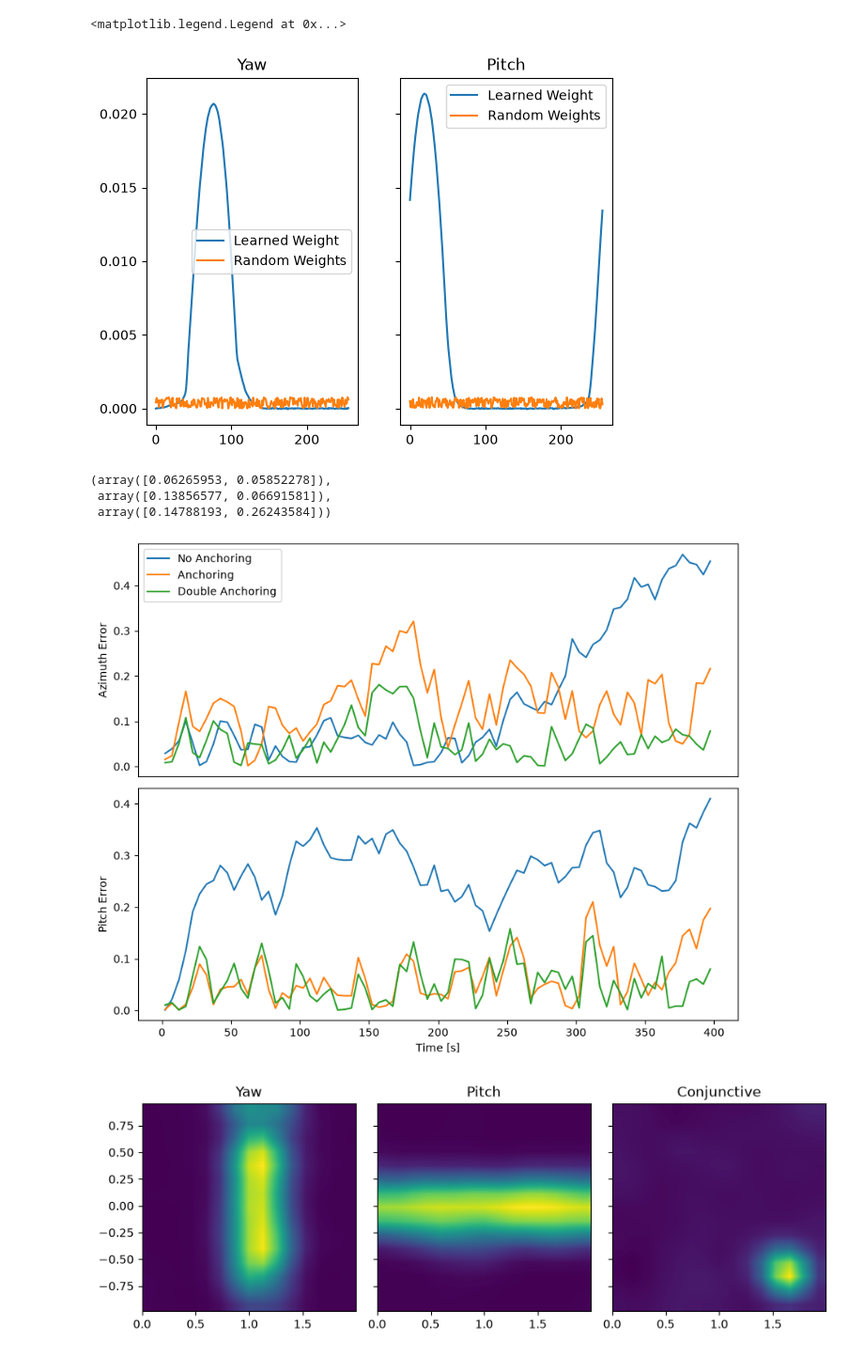
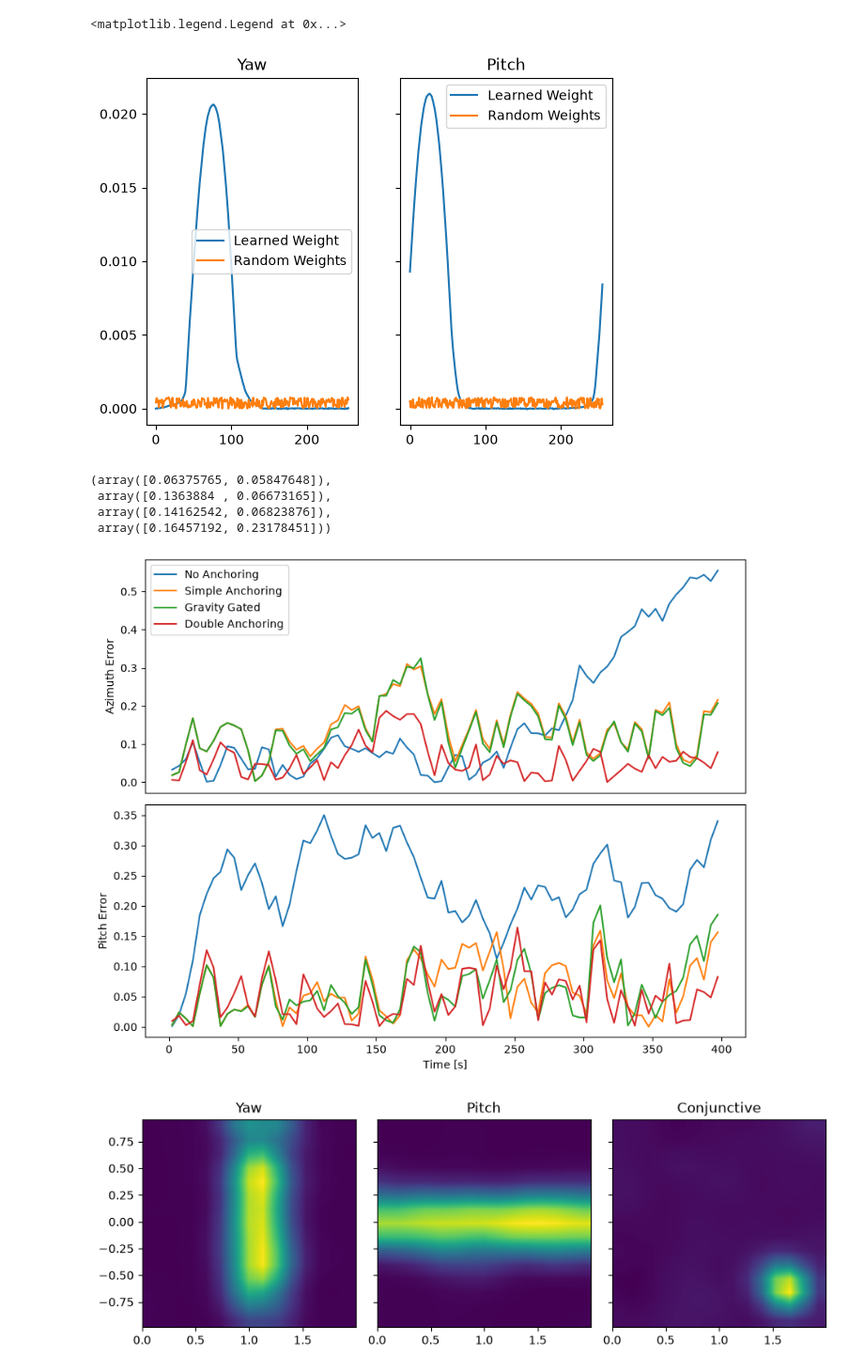
Before and after one commit to siaulich/grid-cells, a Jupyter notebook: notebooks/bat_flight_anchoring.ipynb, the cells around one changed output. Shown at 94% size. Saved outputs shown, nothing was run; the diff lists cells and outputs as text; code cells hidden in the pictures.

```diff
--- a/notebooks/bat_flight_anchoring.ipynb
+++ b/notebooks/bat_flight_anchoring.ipynb
@@ -16,7 +16,7 @@ T = 400
 dt = 0.5e-3
 n = 256
 intrinsic_noise = 0.01
-input_noise = 0.5
+input_noise = 1
 n_conj = 20
 n_anchor = 10
 interval = 1000
@@ -36,6 +36,13 @@ net_anchor = BatHeadDirectionSystem(
     n_anchor=n_anchor,
     gravity_gated=True,
 )
+net_anchor_gravity_gated = BatHeadDirectionSystem(
+    input_noise=input_noise,
+    intrinsic_noise=intrinsic_noise,
+    n_conjunctive=n_conj,
+    n_anchor=n_anchor,
+    gravity_gated=True,
+)
 net_double_anchor = BatHeadDirectionSystem(
     input_noise=input_noise,
     intrinsic_noise=intrinsic_noise,
@@ -46,17 +53,27 @@ net_double_anchor = BatHeadDirectionSystem(
 
 net.warm_up(initial_dir=bat_flight["dir_torus"][0])
 net_anchor.warm_up(initial_dir=bat_flight["dir_torus"][0])
+net_anchor_gravity_gated.warm_up(initial_dir=bat_flight["dir_torus"][0])
 net_double_anchor.warm_up(initial_dir=bat_flight["dir_torus"][0])
 
 n_steps = bat_flight["pos"].shape[0]
 
-with ThreadPoolExecutor(max_workers=3) as executor:
+with ThreadPoolExecutor(max_workers=4) as executor:
     no_anchor_future = executor.submit(
         net.run_simulation, bat_flight["dir_vel"], interval=interval,verbose=False
     )
 
     anchor_future = executor.submit(
         net_anchor.run_simulation,
+        bat_flight["dir_vel"],
+        dir=bat_flight["dir_sphere"],
+        #inverted=bat_flight["inverted"],
+        save_weights=True,
+        interval=interval,
+        verbose=False
+    )
+    anchor_gravity_gated_future = executor.submit(
+        net_anchor_gravity_gated.run_simulation,
         bat_flight["dir_vel"],
         dir=bat_flight["dir_sphere"],
         inverted=bat_flight["inverted"],
@@ -75,6 +92,7 @@ with ThreadPoolExecutor(max_workers=3) as executor:
 
     recording = no_anchor_future.result()
     recording_anchor = anchor_future.result()
+    recording_gravity_gated = anchor_gravity_gated_future.result()
     recording_double_anchor = double_anchor_future.result()
 # %% [output]
 Ran warm up for 140 steps
@@ -98,7 +117,7 @@ ax[1].set_title("Pitch")
 ax[1].legend()
 # %% [output]
 <matplotlib.legend.Legend at 0x...>
-[figure, old version]
+[figure, new version]
 # %%
 np.mean(
     np.abs(
@@ -111,6 +130,13 @@ np.mean(
 ), np.mean(
     np.abs(
         angular_error(
+            recording_gravity_gated["decoded_angle"], bat_flight["dir_torus"][::interval]
+        )
+    ),
+    axis=0,
+),np.mean(
+    np.abs(
+        angular_error(
             recording_anchor["decoded_angle"], bat_flight["dir_torus"][::interval]
         )
     ),
@@ -122,9 +148,10 @@ np.mean(
     axis=0,
 )
 # %% [output]
-(array([0.06265953, 0.05852278]),
- array([0.13856577, 0.06691581]),
- array([0.14788193, 0.26243584]))
+(array([0.06375765, 0.05847648]),
+ array([0.1363884 , 0.06673165]),
+ array([0.14162542, 0.06823876]),
+ array([0.16457192, 0.23178451]))
 # %%
 smooth_interval = 10
 fig, ax = plt.subplots(
@@ -134,45 +161,54 @@ fig, ax = plt.subplots(
     gridspec_kw={"hspace": (0.05)},
 )
 for angle_iter, angle in enumerate(["Azimuth", "Pitch"]):
-    anchored_error = angular_error(
+    simple_anchor_error = angular_error(
         recording_anchor["decoded_angle"][:, angle_iter],
         bat_flight["dir_torus"][::interval, angle_iter],
     )
-    double_anchored_error = angular_error(
+    gravity_gated_anchor_error = angular_error(
+        recording_gravity_gated["decoded_angle"][:, angle_iter],
+        bat_flight["dir_torus"][::interval, angle_iter],
+    )
+    double_anchor_error = angular_error(
         recording_double_anchor["decoded_angle"][:, angle_iter],
         bat_flight["dir_torus"][::interval, angle_iter],
     )
     error = angular_error(
         recording["decoded_angle"][:, angle_iter],
         bat_flight["dir_torus"][::interval, angle_iter],
     )
     ax[1 * angle_iter].plot(
         smooth_ts(bat_flight["time"][::interval], smooth_interval),
         np.abs(smooth_ts(error, smooth_interval)),
         label="No Anchoring",
     )
     ax[1 * angle_iter].plot(
         smooth_ts(bat_flight["time"][::interval], smooth_interval),
-        np.abs(smooth_ts(anchored_error, smooth_interval)),
-        label="Anchoring",
+        np.abs(smooth_ts(simple_anchor_error, smooth_interval)),
+        label="Simple Anchoring",
     )
     ax[1 * angle_iter].plot(
         smooth_ts(bat_flight["time"][::interval], smooth_interval),
-        np.abs(smooth_ts(double_anchored_error, smooth_interval)),
+        np.abs(smooth_ts(gravity_gated_anchor_error, smooth_interval)),
+        label="Gravity Gated",
+    )
+    ax[1 * angle_iter].plot(
+        smooth_ts(bat_flight["time"][::interval], smooth_interval),
+        np.abs(smooth_ts(double_anchor_error, smooth_interval)),
         label="Double Anchoring",
     )
 
     ax[1 * angle_iter].set_ylabel(angle + " Error")
 
 for axis_iter in range(len(ax) - 1):
     ax[axis_iter].get_xaxis().set_visible(False)
 
 
 ax[0].legend()
 ax[-1].set_xlabel("Time [s]")
 fig.savefig(os.path.join(PLOTS_DIR, "bat_flight_anchoring_effect.png"))
 # %% [output]
-[figure, old version]
+[figure, new version]
 # %%
 from grid_cells.plot_tools import activity_map
 
```
Also changed, not shown: parts of 9 cells of this notebook, 3 other files.
